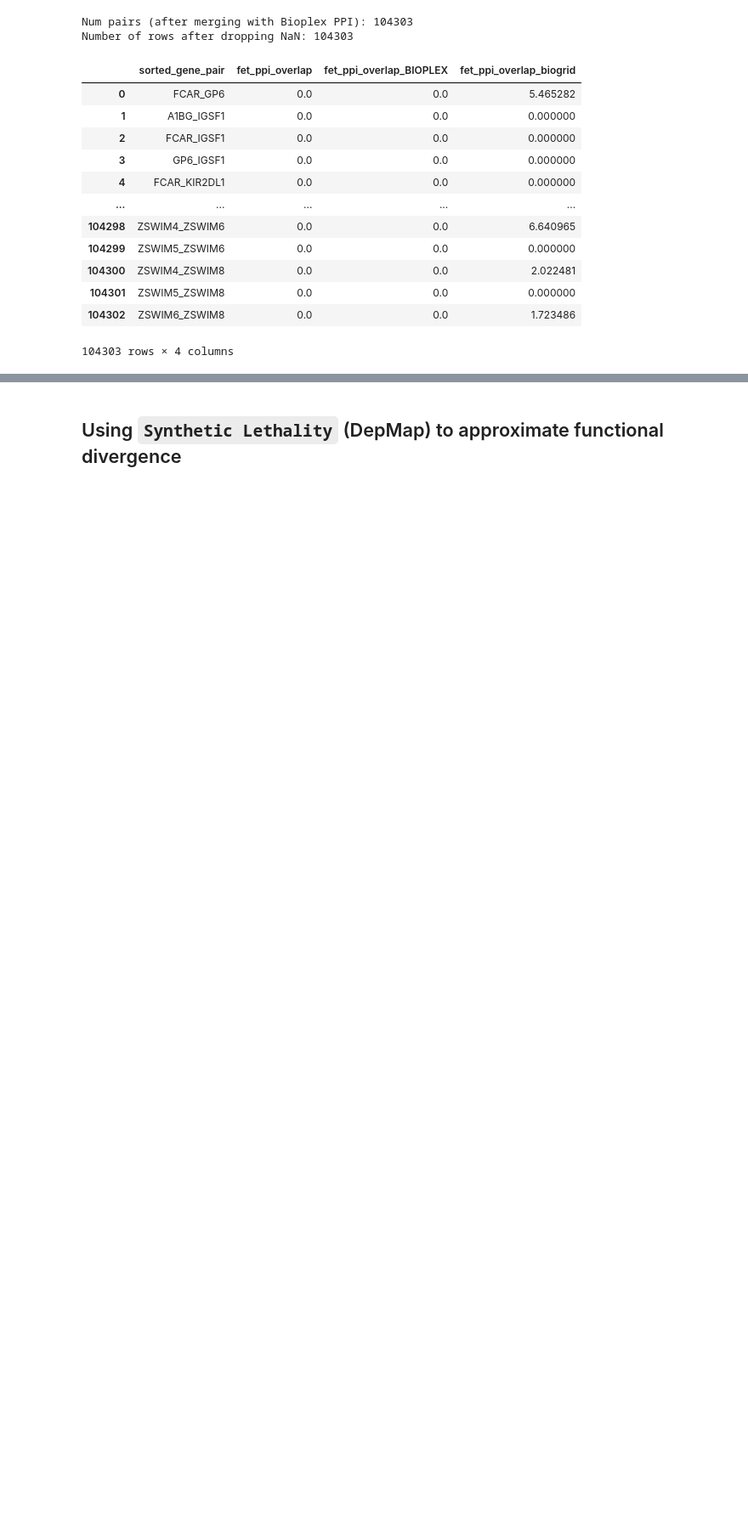
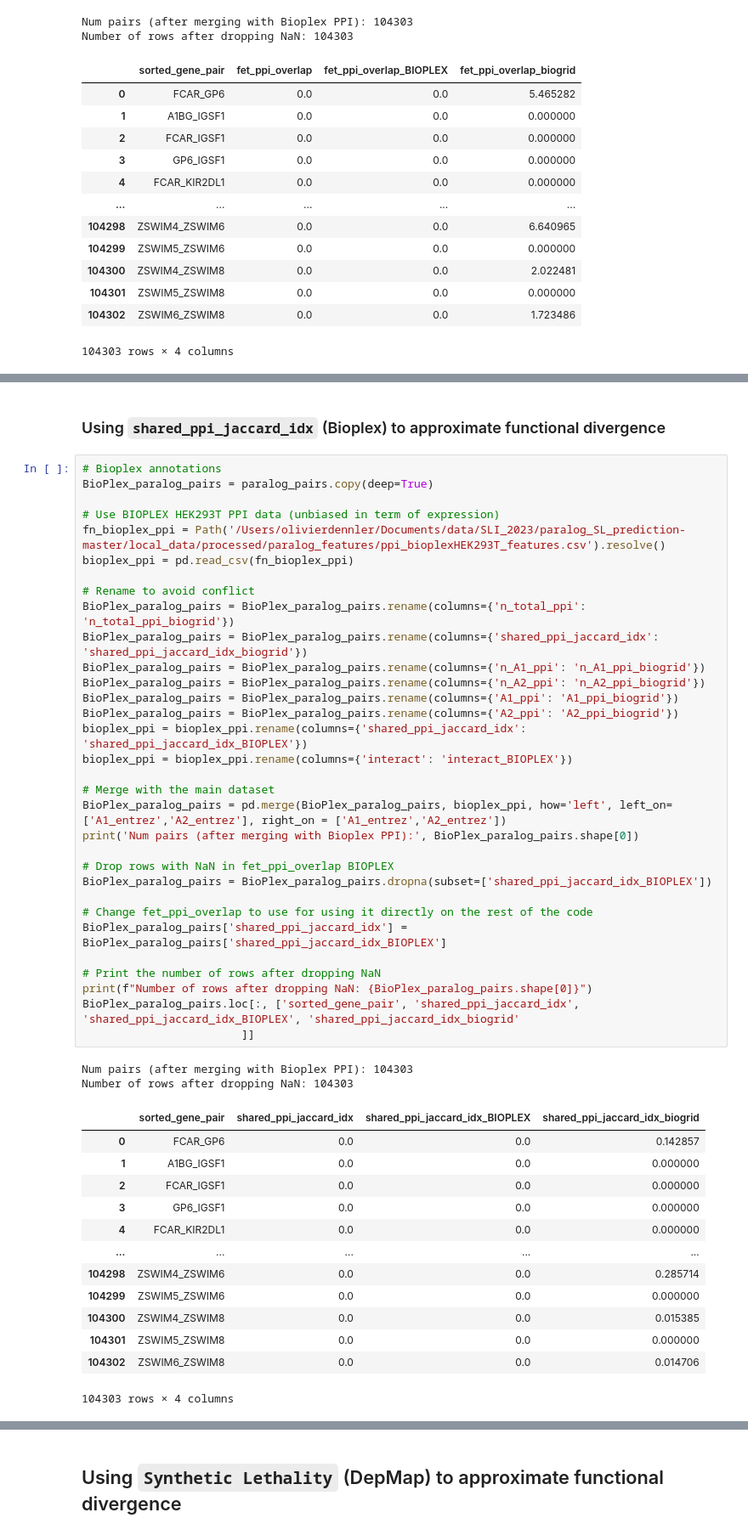
Before and after one commit to cancergenetics/paralog_seq_similarity, a Jupyter notebook: 1a_human_prepare_datasets.ipynb, the cells around one changed output, grey strips where cells are left out. Shown at 85% size. Saved outputs shown, nothing was run; the diff lists cells and outputs as text; blank space fills up the shorter version.

Commit message:
notebook updated with additional datasets and new analysis

```diff
--- a/1a_human_prepare_datasets.ipynb
+++ b/1a_human_prepare_datasets.ipynb
@@ -549,0 +586,50 @@ Num same function (ppi based): 3515 / 96290
+# %% [markdown]
+### Using `shared_ppi_jaccard_idx` (Bioplex) to approximate functional divergence
+# %%
+# Bioplex annotations
+BioPlex_paralog_pairs = paralog_pairs.copy(deep=True)
+
+# Use BIOPLEX HEK293T PPI data (unbiased in term of expression)
+fn_bioplex_ppi = Path('/Users/olivierdennler/Documents/data/SLI_2023/paralog_SL_prediction-master/local_data/processed/paralog_features/ppi_bioplexHEK293T_features.csv').resolve()
+bioplex_ppi = pd.read_csv(fn_bioplex_ppi)
+
+# Rename to avoid conflict
+BioPlex_paralog_pairs = BioPlex_paralog_pairs.rename(columns={'n_total_ppi': 'n_total_ppi_biogrid'})
+BioPlex_paralog_pairs = BioPlex_paralog_pairs.rename(columns={'shared_ppi_jaccard_idx': 'shared_ppi_jaccard_idx_biogrid'})
+BioPlex_paralog_pairs = BioPlex_paralog_pairs.rename(columns={'n_A1_ppi': 'n_A1_ppi_biogrid'})
+BioPlex_paralog_pairs = BioPlex_paralog_pairs.rename(columns={'n_A2_ppi': 'n_A2_ppi_biogrid'})
+BioPlex_paralog_pairs = BioPlex_paralog_pairs.rename(columns={'A1_ppi': 'A1_ppi_biogrid'})
+BioPlex_paralog_pairs = BioPlex_paralog_pairs.rename(columns={'A2_ppi': 'A2_ppi_biogrid'})
+bioplex_ppi = bioplex_ppi.rename(columns={'shared_ppi_jaccard_idx': 'shared_ppi_jaccard_idx_BIOPLEX'})
+bioplex_ppi = bioplex_ppi.rename(columns={'interact': 'interact_BIOPLEX'})
+
+# Merge with the main dataset
+BioPlex_paralog_pairs = pd.merge(BioPlex_paralog_pairs, bioplex_ppi, how='left', left_on=['A1_entrez','A2_entrez'], right_on = ['A1_entrez','A2_entrez'])
+print('Num pairs (after merging with Bioplex PPI):', BioPlex_paralog_pairs.shape[0])
+
+# Drop rows with NaN in fet_ppi_overlap BIOPLEX
+BioPlex_paralog_pairs = BioPlex_paralog_pairs.dropna(subset=['shared_ppi_jaccard_idx_BIOPLEX'])
+
+# Change fet_ppi_overlap to use for using it directly on the rest of the code
+BioPlex_paralog_pairs['shared_ppi_jaccard_idx'] = BioPlex_paralog_pairs['shared_ppi_jaccard_idx_BIOPLEX']
+
+# Print the number of rows after dropping NaN
+print(f"Number of rows after dropping NaN: {BioPlex_paralog_pairs.shape[0]}")
+BioPlex_paralog_pairs.loc[:, ['sorted_gene_pair', 'shared_ppi_jaccard_idx', 'shared_ppi_jaccard_idx_BIOPLEX', 'shared_ppi_jaccard_idx_biogrid'
+                        ]]
+# %% [output]
+Num pairs (after merging with Bioplex PPI): 104303
+Number of rows after dropping NaN: 104303
+|  | sorted_gene_pair | shared_ppi_jaccard_idx | shared_ppi_jaccard_idx_BIOPLEX | shared_ppi_jaccard_idx_biogrid |
+| 0 | FCAR_GP6 | 0.0 | 0.0 | 0.142857 |
+| 1 | A1BG_IGSF1 | 0.0 | 0.0 | 0.000000 |
+| 2 | FCAR_IGSF1 | 0.0 | 0.0 | 0.000000 |
+| 3 | GP6_IGSF1 | 0.0 | 0.0 | 0.000000 |
+| 4 | FCAR_KIR2DL1 | 0.0 | 0.0 | 0.000000 |
+| ... | ... | ... | ... | ... |
+| 104298 | ZSWIM4_ZSWIM6 | 0.0 | 0.0 | 0.285714 |
+| 104299 | ZSWIM5_ZSWIM6 | 0.0 | 0.0 | 0.000000 |
+| 104300 | ZSWIM4_ZSWIM8 | 0.0 | 0.0 | 0.015385 |
+| 104301 | ZSWIM5_ZSWIM8 | 0.0 | 0.0 | 0.000000 |
+| 104302 | ZSWIM6_ZSWIM8 | 0.0 | 0.0 | 0.014706 |
+104303 rows × 4 columns
```
Also changed, not shown: parts of 24 cells of this notebook, 4 other files.
